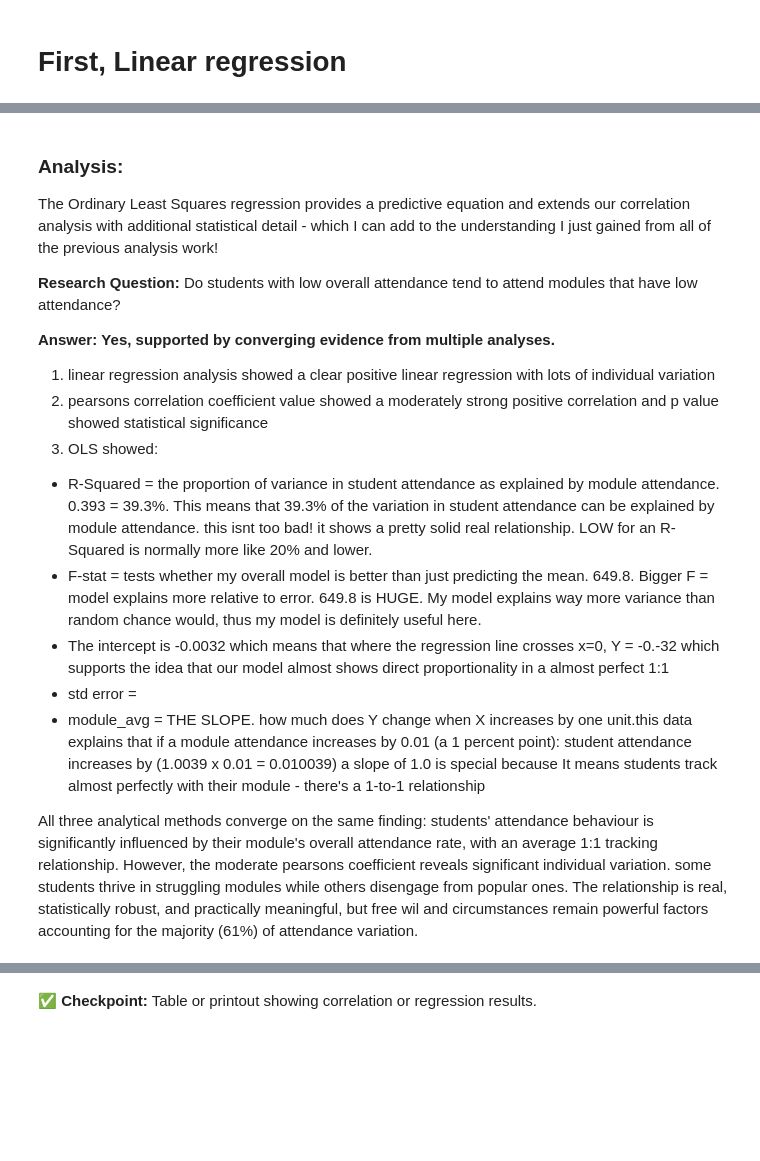
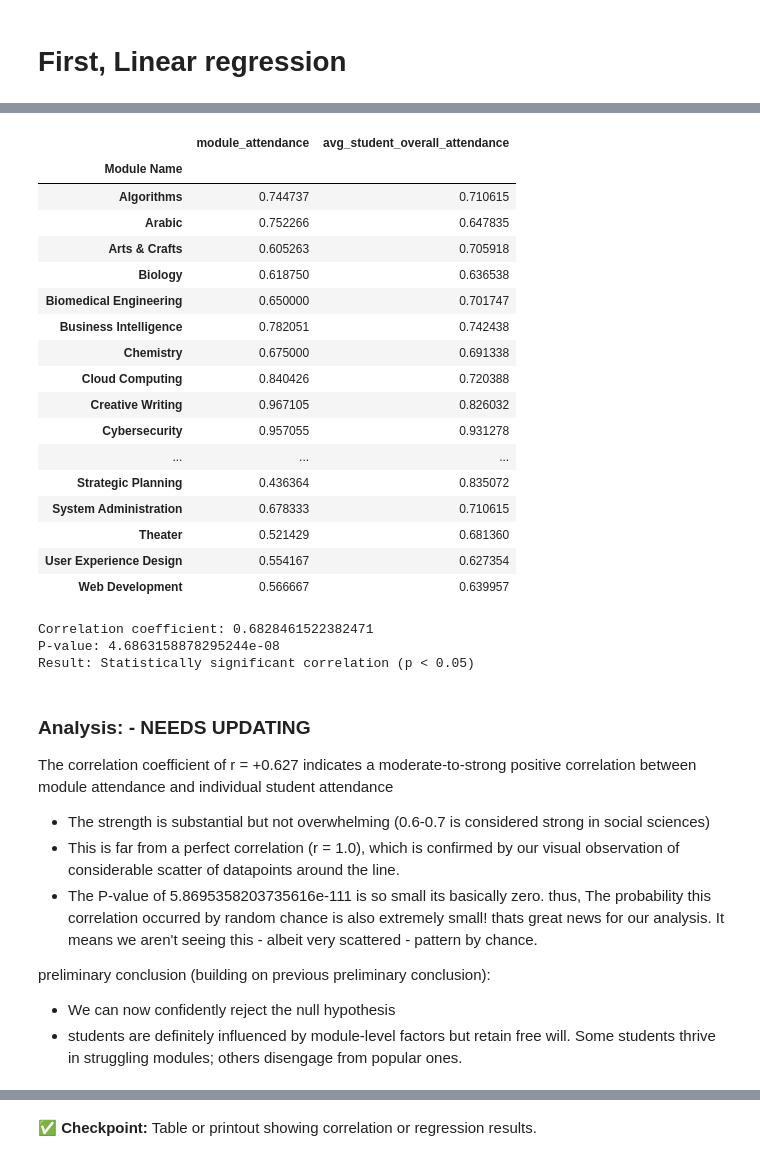
Before and after one commit to shayeliza/datascience_mid_term_sum, a Jupyter notebook: M6006_assignment2_23451794514.ipynb, the cells around one changed output, grey strips where cells are left out. Saved outputs shown, nothing was run; the diff lists cells and outputs as text; code cells hidden in the pictures; blank space fills up the shorter version.

```diff
--- a/M6006_assignment2_23451794514.ipynb
+++ b/M6006_assignment2_23451794514.ipynb
@@ -957,20 +785,0 @@ Notes:
-# %% [markdown]
-### Analysis:
-The Ordinary Least Squares regression provides a predictive equation and extends our correlation analysis with additional statistical detail - which I can add to the understanding I just gained from all of the previous analysis work!
-
-**Research Question:** Do students with low overall attendance tend to attend modules that have low attendance?
-
-**Answer:** **Yes, supported by converging evidence from multiple analyses.**
-
-1. linear regression analysis showed a clear positive linear regression with lots of individual variation
-2. pearsons correlation coefficient value showed a moderately strong positive correlation and p value showed statistical significance
-3. OLS showed:
-
-- R-Squared = the proportion of variance in student attendance as explained by module attendance. 0.393 = 39.3%. This means that 39.3% of the variation in student attendance can be explained by module attendance. this isnt too bad! it shows a pretty solid real relationship. LOW for an R-Squared is normally more like 20% and lower.
-- F-stat = tests whether my overall model is better than just predicting the mean. 649.8. Bigger F = model explains more relative to error. 649.8 is HUGE. My model explains way more variance than random chance would, thus my model is definitely useful here.
-- The intercept is -0.0032 which means that where the regression line crosses x=0, Y = -0.-32 which supports the idea that our model almost shows direct proportionality in a almost perfect 1:1
-- std error =
-- module_avg = THE SLOPE. how much does Y change when X increases by one unit.this data explains that if a module attendance increases by 0.01 (a 1 percent point): student attendance increases by (1.0039 x 0.01 = 0.010039) a slope of 1.0 is special because It means students track almost perfectly with their module - there's a 1-to-1 relationship
-
-
-All three analytical methods converge on the same finding: students' attendance behaviour is significantly influenced by their module's overall attendance rate, with an average 1:1 tracking relationship. However, the moderate pearsons coefficient reveals significant individual variation. some students thrive in struggling modules while others disengage from popular ones. The relationship is real, statistically robust, and practically meaningful, but free wil and circumstances remain powerful factors accounting for the majority (61%) of attendance variation.
@@ -976,0 +796,49 @@ All three analytical methods converge on the same finding: students' attendance
+# %%
+analysis_df
+# %% [output]
+|  | module_attendance | avg_student_overall_attendance |
+| Module Name |  |  |
+| Algorithms | 0.744737 | 0.710615 |
+| Arabic | 0.752266 | 0.647835 |
+| Arts & Crafts | 0.605263 | 0.705918 |
+| Biology | 0.618750 | 0.636538 |
+| Biomedical Engineering | 0.650000 | 0.701747 |
+| Business Intelligence | 0.782051 | 0.742438 |
+| Chemistry | 0.675000 | 0.691338 |
+| Cloud Computing | 0.840426 | 0.720388 |
+| Creative Writing | 0.967105 | 0.826032 |
+| Cybersecurity | 0.957055 | 0.931278 |
+| ... | ... | ... |
+| Strategic Planning | 0.436364 | 0.835072 |
+| System Administration | 0.678333 | 0.710615 |
+| Theater | 0.521429 | 0.681360 |
+| User Experience Design | 0.554167 | 0.627354 |
+| Web Development | 0.566667 | 0.639957 |
+# %%
+# Correlation Analysis
+from scipy.stats import pearsonr
+
+correlation, p_value_corr = pearsonr(analysis_df['module_attendance'],analysis_df['avg_student_overall_attendance'])
+# Pearsonr will return the correlation coefficient and the p-value stored as correlation and p_value_corr
+print("Correlation coefficient:", correlation)
+print("P-value:",p_value_corr)
+
+if p_value_corr < 0.05:
+    print("Result: Statistically significant correlation (p < 0.05)")
+else:
+    print("Result: not statistically significant (p >= 0.05)")
+# %% [output]
+Correlation coefficient: 0.6828461522382471
+P-value: 4.6863158878295244e-08
+Result: Statistically significant correlation (p < 0.05)
+# %% [markdown]
+### Analysis:  - NEEDS UPDATING
+The correlation coefficient of r = +0.627 indicates a moderate-to-strong positive correlation between module attendance and individual student attendance
+- The strength is substantial but not overwhelming (0.6-0.7 is considered strong in social sciences)
+- This is far from a perfect correlation (r = 1.0), which is confirmed by our visual observation of considerable scatter of datapoints around the line.
+- The P-value of  5.8695358203735616e-111 is so small its basically zero. thus, The probability this correlation occurred by random chance is also extremely small! thats great news for our analysis. It means we aren't seeing this - albeit very scattered - pattern by chance.
+
+
+preliminary conclusion (building on previous preliminary conclusion):
+- We can now confidently reject the null hypothesis
+- students are definitely influenced by module-level factors but retain free will. Some students thrive in struggling modules; others disengage from popular ones.
```
Also changed, not shown: parts of 27 cells of this notebook.
